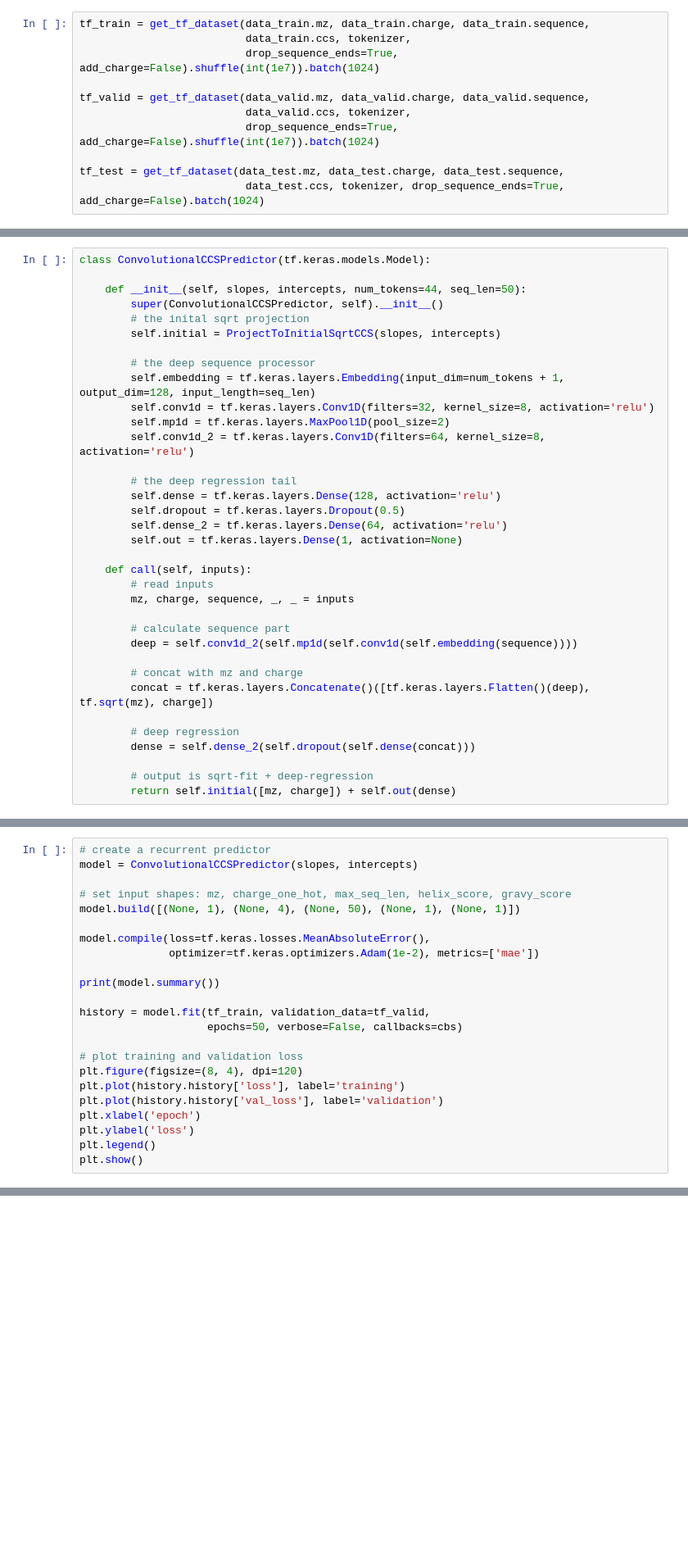
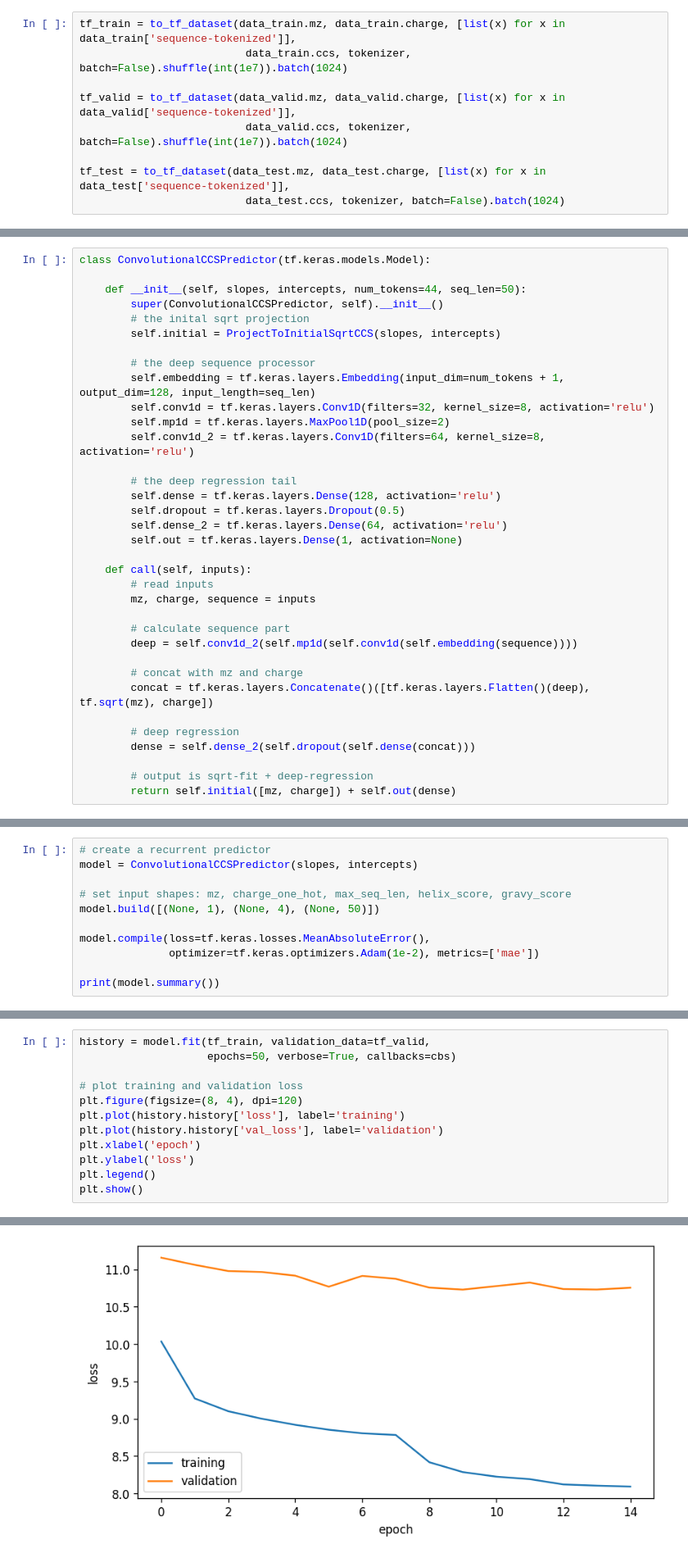
Before and after one commit to theGreatHerrLebert/ionmob, a Jupyter notebook: notebook/DeepModelTraining.ipynb, the cells around one changed output, grey strips where cells are left out. Shown at 82% size. Saved outputs shown, nothing was run; the diff lists cells and outputs as text; blank space fills up the shorter version.

```diff
--- a/notebook/DeepModelTraining.ipynb
+++ b/notebook/DeepModelTraining.ipynb
@@ -48,14 +50,12 @@ The tokenizer now knows 41 tokens, 20 AAs and 21 PTMs. Next, we generate tensorf
 # %%
-tf_train = get_tf_dataset(data_train.mz, data_train.charge, data_train.sequence,
-                          data_train.ccs, tokenizer,
-                          drop_sequence_ends=True, add_charge=False).shuffle(int(1e7)).batch(1024)
+tf_train = to_tf_dataset(data_train.mz, data_train.charge, [list(x) for x in data_train['sequence-tokenized']],
+                          data_train.ccs, tokenizer, batch=False).shuffle(int(1e7)).batch(1024)
 
-tf_valid = get_tf_dataset(data_valid.mz, data_valid.charge, data_valid.sequence,
-                          data_valid.ccs, tokenizer,
-                          drop_sequence_ends=True, add_charge=False).shuffle(int(1e7)).batch(1024)
+tf_valid = to_tf_dataset(data_valid.mz, data_valid.charge, [list(x) for x in data_valid['sequence-tokenized']],
+                          data_valid.ccs, tokenizer, batch=False).shuffle(int(1e7)).batch(1024)
 
-tf_test = get_tf_dataset(data_test.mz, data_test.charge, data_test.sequence,
-                          data_test.ccs, tokenizer, drop_sequence_ends=True, add_charge=False).batch(1024)
+tf_test = to_tf_dataset(data_test.mz, data_test.charge, [list(x) for x in data_test['sequence-tokenized']],
+                          data_test.ccs, tokenizer, batch=False).batch(1024)
 # %% [markdown]
 It has proved to be a very efficient way to build on top of a simple sqrt-fit to help a deep predictor reach high accuracy  as well as fast convergence.
 Ionmob implements its own layer that is able to project all charge states at the same time, making it very convenient to add it to your own predictor.
@@ -106,7 +106,7 @@ class ConvolutionalCCSPredictor(tf.keras.models.Model):
 
     def call(self, inputs):
         # read inputs
-        mz, charge, sequence, _, _ = inputs
+        mz, charge, sequence = inputs
 
         # calculate sequence part
         deep = self.conv1d_2(self.mp1d(self.conv1d(self.embedding(sequence))))
@@ -148,22 +148,10 @@ The models' summary tells us that it has a total of 178,785 trainable parameters
 model = ConvolutionalCCSPredictor(slopes, intercepts)
 
 # set input shapes: mz, charge_one_hot, max_seq_len, helix_score, gravy_score
-model.build([(None, 1), (None, 4), (None, 50), (None, 1), (None, 1)])
+model.build([(None, 1), (None, 4), (None, 50)])
 
 model.compile(loss=tf.keras.losses.MeanAbsoluteError(),
               optimizer=tf.keras.optimizers.Adam(1e-2), metrics=['mae'])
 
 print(model.summary())
-
-history = model.fit(tf_train, validation_data=tf_valid,
-                    epochs=50, verbose=False, callbacks=cbs)
-
-# plot training and validation loss
-plt.figure(figsize=(8, 4), dpi=120)
-plt.plot(history.history['loss'], label='training')
-plt.plot(history.history['val_loss'], label='validation')
-plt.xlabel('epoch')
-plt.ylabel('loss')
-plt.legend()
-plt.show()
 # %% [output]
@@ -187,0 +175,13 @@ None
+# %%
+history = model.fit(tf_train, validation_data=tf_valid,
+                    epochs=50, verbose=True, callbacks=cbs)
+
+# plot training and validation loss
+plt.figure(figsize=(8, 4), dpi=120)
+plt.plot(history.history['loss'], label='training')
+plt.plot(history.history['val_loss'], label='validation')
+plt.xlabel('epoch')
+plt.ylabel('loss')
+plt.legend()
+plt.show()
+# %% [output]
@@ -188,3 +205,4 @@ None
+[figure, added]
 # %%
 model.evaluate(tf_test)
 # %% [output]
```
Also changed, not shown: parts of 6 cells of this notebook, 1 other file.
